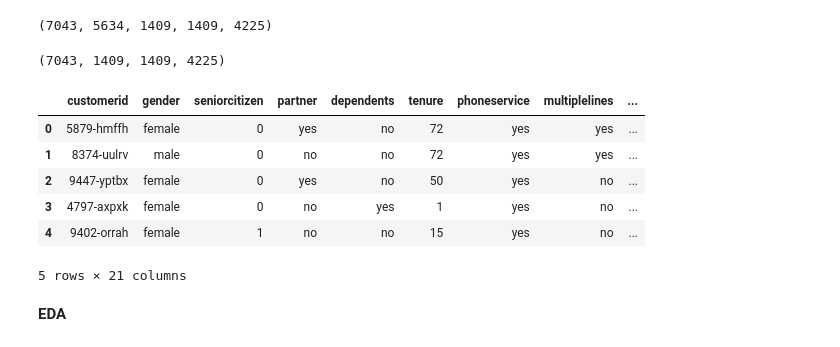
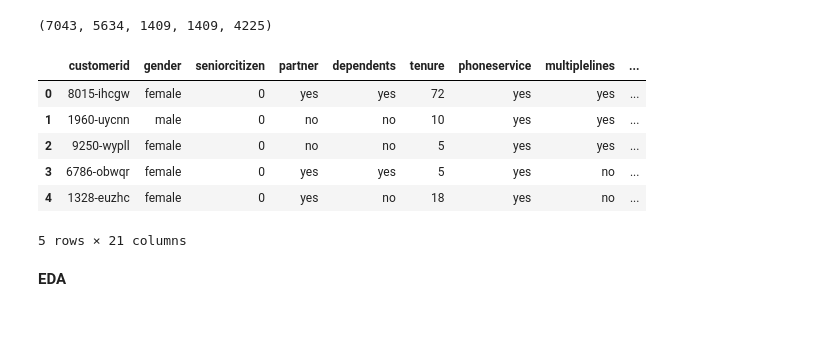
Before and after one commit to dangerpouse/zoomcamp---Machine-Learning, a Jupyter notebook: 03 - Classification/001 - Churn Project.ipynb, the cells around one changed output. Saved outputs shown, nothing was run; the diff lists cells and outputs as text; code cells hidden in the pictures.

```diff
--- a/03 - Classification/001 - Churn Project.ipynb
+++ b/03 - Classification/001 - Churn Project.ipynb
@@ -206,29 +199,22 @@ df_train, df_val = train_test_split(df_full_train, test_size=0.25, random_state=
 len(df), len(df_full_train), len(df_test), len(df_val), len(df_train)
 # %% [output]
 (7043, 5634, 1409, 1409, 4225)
-# %%
-#I think this is easier to read. 60-40 split. 60 = training data
-#Split the remain 40% 50/50 between val and test
-df_train, df_test = train_test_split(df,test_size=0.4, random_state=1)
-df_test, df_val = train_test_split(df_test, test_size=0.5, random_state=1)
-len(df), len(df_test), len(df_val), len(df_train)
-# %% [output]
-(7043, 1409, 1409, 4225)
 # %%
 #Above randomises, with seed of 1
 df_train.head()
 #reset indexes
 df_train.reset_index(drop=True, inplace=True)
 df_val.reset_index(drop=True, inplace=True)
 df_test.reset_index(drop=True, inplace=True)
+df_full_train.reset_index(drop=True, inplace=True)
 df_train.head()
 # %% [output]
 |  | customerid | gender | seniorcitizen | partner | dependents | tenure | phoneservice | multiplelines | ... |
-| 0 | 5879-hmffh | female | 0 | yes | no | 72 | yes | yes | ... |
-| 1 | 8374-uulrv | male | 0 | no | no | 72 | yes | yes | ... |
-| 2 | 9447-yptbx | female | 0 | yes | no | 50 | yes | no | ... |
-| 3 | 4797-axpxk | female | 0 | no | yes | 1 | yes | no | ... |
-| 4 | 9402-orrah | female | 1 | no | no | 15 | yes | no | ... |
+| 0 | 8015-ihcgw | female | 0 | yes | yes | 72 | yes | yes | ... |
+| 1 | 1960-uycnn | male | 0 | no | no | 10 | yes | yes | ... |
+| 2 | 9250-wypll | female | 0 | no | no | 5 | yes | yes | ... |
+| 3 | 6786-obwqr | female | 0 | yes | yes | 5 | yes | no | ... |
+| 4 | 1328-euzhc | female | 0 | yes | no | 18 | yes | no | ... |
 5 rows × 21 columns
 # %%
 y_train = df_train.churn.values
```
Also changed, not shown: parts of 26 cells of this notebook.
